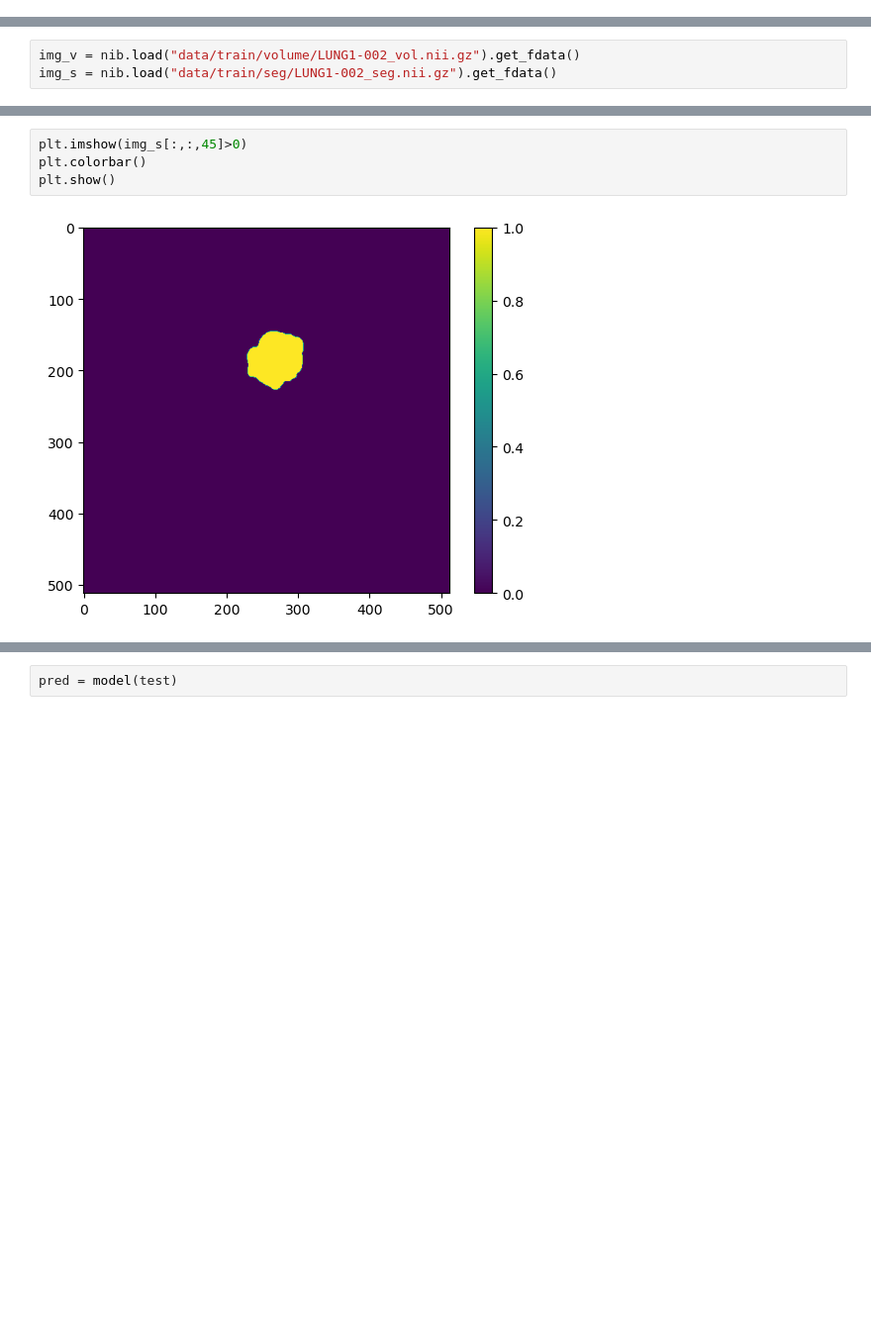
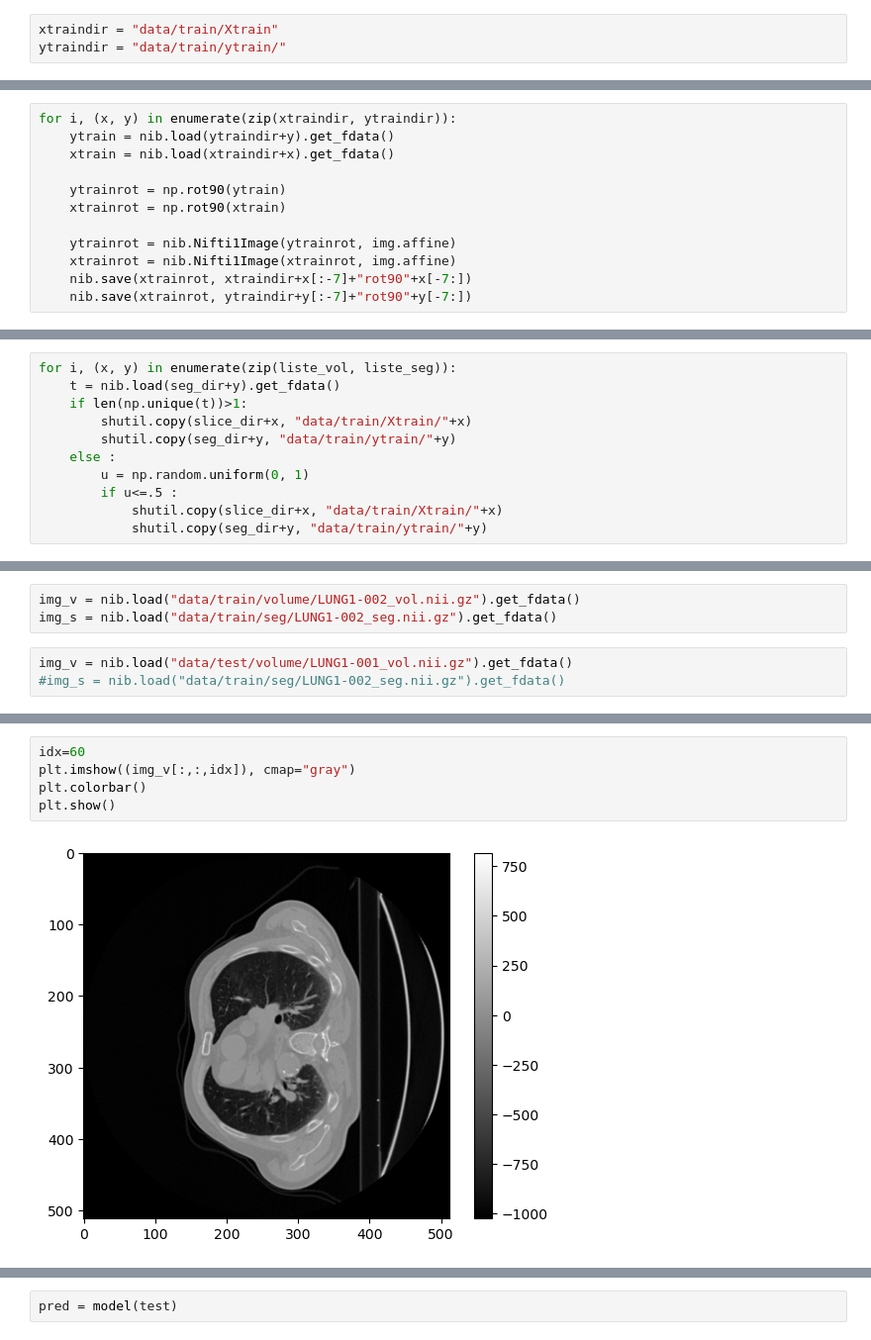
Before and after one commit to simonqueric/IPPMed, a Jupyter notebook: challenge.ipynb, the cells around one changed output, grey strips where cells are left out. Shown at 99% size. Cells and saved outputs as stored; diff of their text form; blank space fills up the shorter version.

```diff
--- a/challenge.ipynb
+++ b/challenge.ipynb
@@ -130,0 +152,3 @@ for filename in files:
+# %%
+xtraindir = "data/train/Xtrain"
+ytraindir = "data/train/ytrain/"
@@ -130,0 +175,12 @@ for filename in files:
+# %%
+for i, (x, y) in enumerate(zip(xtraindir, ytraindir)):
+    ytrain = nib.load(ytraindir+y).get_fdata()
+    xtrain = nib.load(xtraindir+x).get_fdata()
+
+    ytrainrot = np.rot90(ytrain)
+    xtrainrot = np.rot90(xtrain)
+
+    ytrainrot = nib.Nifti1Image(ytrainrot, img.affine)
+    xtrainrot = nib.Nifti1Image(xtrainrot, img.affine)
+    nib.save(xtrainrot, xtraindir+x[:-7]+"rot90"+x[-7:])
+    nib.save(xtrainrot, ytraindir+y[:-7]+"rot90"+y[-7:])
@@ -130,0 +198,11 @@ for filename in files:
+# %%
+for i, (x, y) in enumerate(zip(liste_vol, liste_seg)):
+    t = nib.load(seg_dir+y).get_fdata()
+    if len(np.unique(t))>1:
+        shutil.copy(slice_dir+x, "data/train/Xtrain/"+x)
+        shutil.copy(seg_dir+y, "data/train/ytrain/"+y)
+    else :
+        u = np.random.uniform(0, 1)
+        if u<=.5 :
+            shutil.copy(slice_dir+x, "data/train/Xtrain/"+x)
+            shutil.copy(seg_dir+y, "data/train/ytrain/"+y)
@@ -366,3 +541,6 @@ end = time()
 # %%
 img_v = nib.load("data/train/volume/LUNG1-002_vol.nii.gz").get_fdata()
 img_s = nib.load("data/train/seg/LUNG1-002_seg.nii.gz").get_fdata()
+# %%
+img_v = nib.load("data/test/volume/LUNG1-001_vol.nii.gz").get_fdata()
+#img_s = nib.load("data/train/seg/LUNG1-002_seg.nii.gz").get_fdata()
@@ -369,6 +562,7 @@ img_s = nib.load("data/train/seg/LUNG1-002_seg.nii.gz").get_fdata()
 # %%
-plt.imshow(img_s[:,:,45]>0)
+idx=60
+plt.imshow((img_v[:,:,idx]), cmap="gray")
 plt.colorbar()
 plt.show()
 # %% [output]
-[figure, old version]
+[figure, new version]
```
Also changed, not shown: parts of 80 cells of this notebook.
